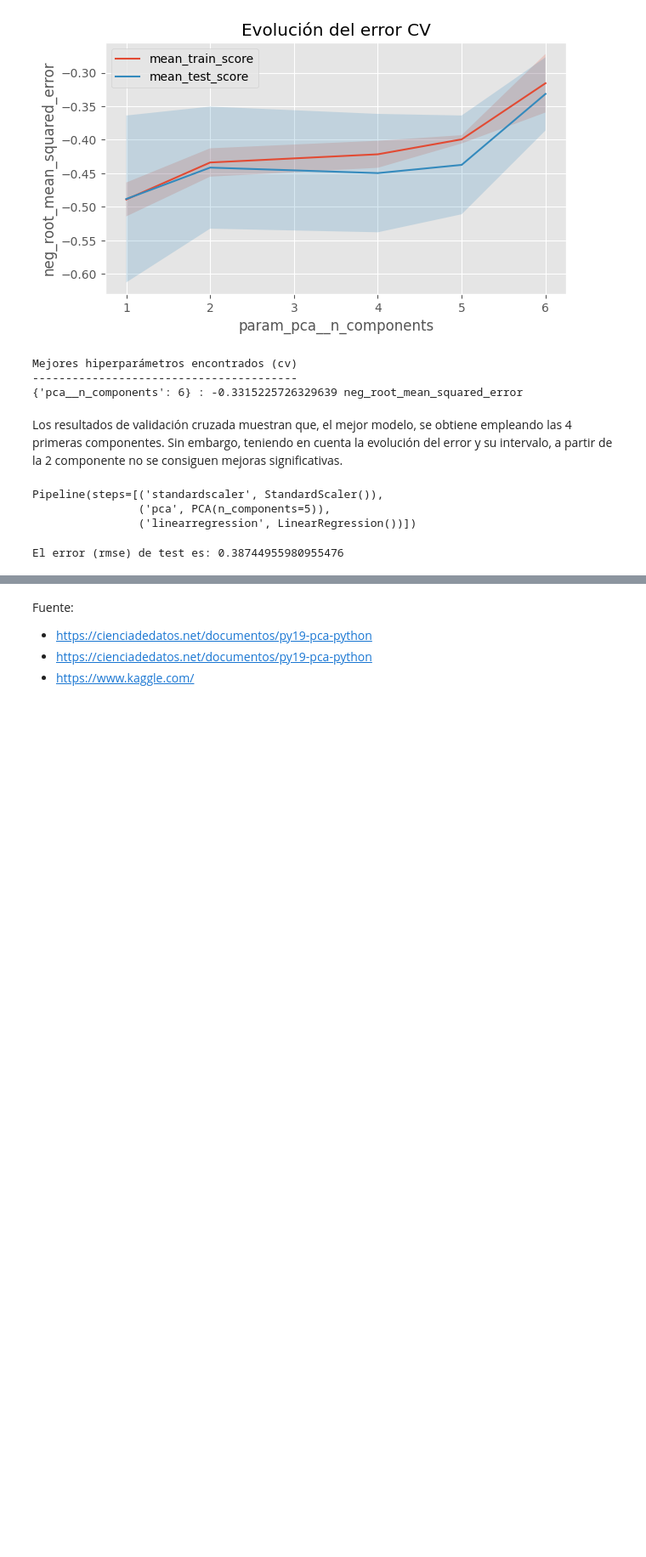
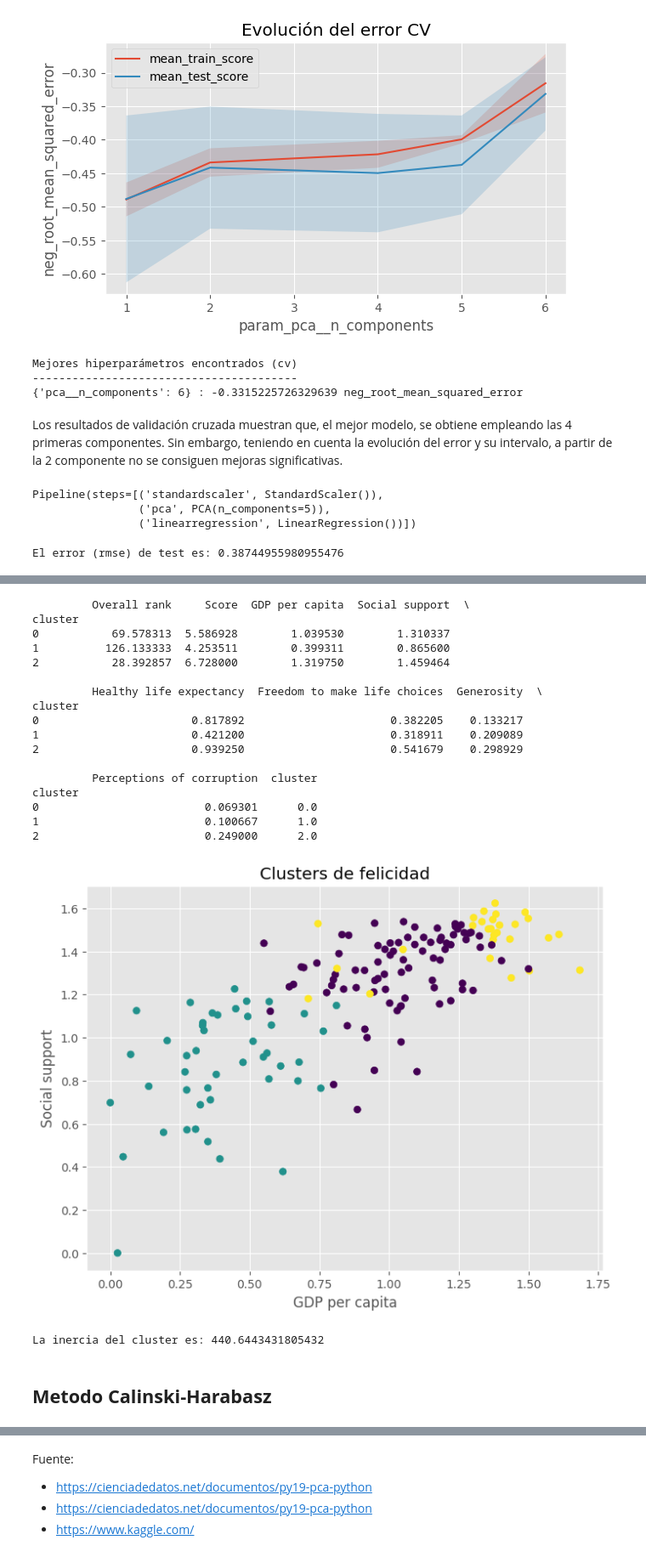
Before and after one commit to Davetepa/Talento_Tech_Files, a Jupyter notebook: 07_Notebook_Analisis_Componentes_Principales_(PCA).ipynb, the cells around one changed output, grey strips where cells are left out. Shown at 85% size. Saved outputs shown, nothing was run; the diff lists cells and outputs as text; code cells hidden in the pictures; blank space fills up the shorter version.

```diff
--- a/07_Notebook_Analisis_Componentes_Principales_(PCA).ipynb
+++ b/07_Notebook_Analisis_Componentes_Principales_(PCA).ipynb
@@ -646,0 +673,68 @@ El error (rmse) de test es: 0.38744955980955476
+# %%
+from sklearn.cluster import KMeans
+from sklearn.preprocessing import StandardScaler
+
+# Seleccionar las columnas relevantes para el clustering
+X = df[['GDP per capita', 'Social support', 'Healthy life expectancy', 'Freedom to make life choices', 'Generosity', 'Perceptions of corruption']]
+
+# Escalar los datos para que todas las variables tengan la misma importancia
+scaler = StandardScaler()
+X_scaled = scaler.fit_transform(X)
+
+# Elegir el número de clusters (puedes ajustar este valor)
+n_clusters = 3   #Técnica de codo, método de la  silueta.
+
+# Crear el modelo KMeans
+kmeans = KMeans(n_clusters=n_clusters, random_state=42)
+
+# Entrenar el modelo con los datos escalados
+kmeans.fit(X_scaled)
+
+# Asignar las etiquetas de cluster a los datos
+datosorginal=df
+df['cluster'] = kmeans.labels_
+
+# Calculate the mean for only numeric columns
+numeric_cols = df.select_dtypes(include=np.number).columns
+cluster_means = df.groupby('cluster')[numeric_cols].mean()  # Select numeric columns for mean calculation
+
+# Mostrar los resultados
+print(cluster_means)
+
+# Visualizar los clusters (ejemplo con dos variables)
+plt.figure(figsize=(8, 6))
+plt.scatter(df['GDP per capita'], df['Social support'], c=df['cluster'], cmap='viridis')
+plt.xlabel('GDP per capita')
+plt.ylabel('Social support')
+plt.title('Clusters de felicidad')
+plt.show()
+# %% [output]
+         Overall rank     Score  GDP per capita  Social support  \
+cluster
+0           69.578313  5.586928        1.039530        1.310337
+1          126.133333  4.253511        0.399311        0.865600
+2           28.392857  6.728000        1.319750        1.459464
+
+         Healthy life expectancy  Freedom to make life choices  Generosity  \
+cluster
+0                       0.817892                      0.382205    0.133217
+1                       0.421200                      0.318911    0.209089
+2                       0.939250                      0.541679    0.298929
+
+         Perceptions of corruption  cluster
+cluster
+0                         0.069301      0.0
+1                         0.100667      1.0
+2                         0.249000      2.0
+[figure, added]
+# %%
+# Calcular la inercia del cluster anterior
+# La inercia mide la suma de las distancias
+# cuadraticas de cada punto a su centroide más cercano. Cuanto menor sea la inercia, más compactos
+inertia = kmeans. inertia_
+print(f"La inercia del cluster es: {inertia}")
+# %% [output]
+La inercia del cluster es: 440.6443431805432
+# %% [markdown]
+
+## **Metodo Calinski-Harabasz**
```
Also changed, not shown: parts of 5 cells of this notebook.
